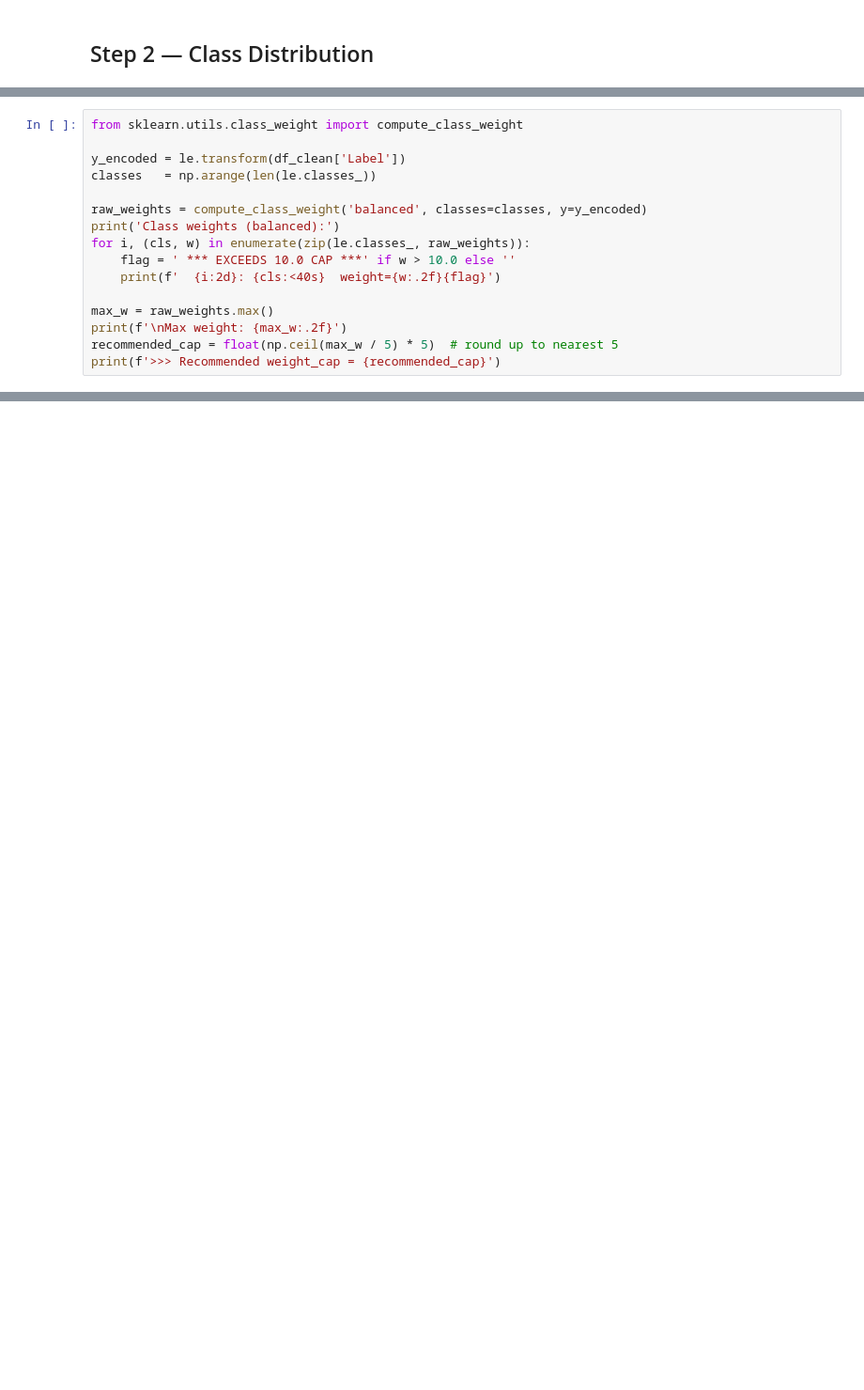
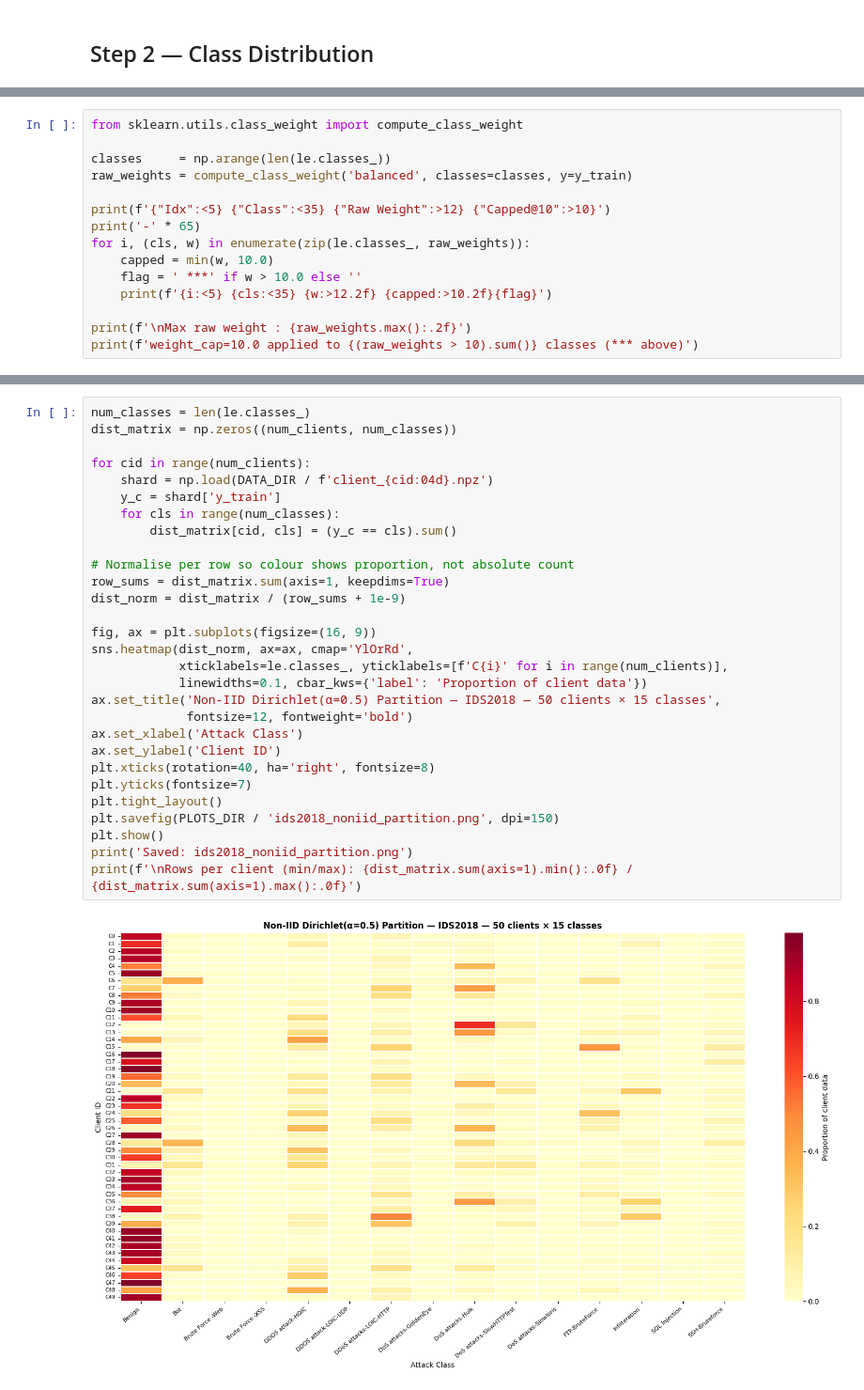
Before and after one commit to aarushjos/FL-IDS-Capstone, a Jupyter notebook: notebooks/08_ids2018_eda.ipynb, the cells around one changed output, grey strips where cells are left out. Shown at 94% size. Cells and saved outputs as stored; diff of their text form; blank space fills up the shorter version.

```diff
--- a/notebooks/08_ids2018_eda.ipynb
+++ b/notebooks/08_ids2018_eda.ipynb
@@ -148,16 +215,15 @@ if ddos_candidates:
 # %%
 from sklearn.utils.class_weight import compute_class_weight
 
-y_encoded = le.transform(df_clean['Label'])
-classes   = np.arange(len(le.classes_))
+classes     = np.arange(len(le.classes_))
+raw_weights = compute_class_weight('balanced', classes=classes, y=y_train)
 
-raw_weights = compute_class_weight('balanced', classes=classes, y=y_encoded)
-print('Class weights (balanced):')
+print(f'{"Idx":<5} {"Class":<35} {"Raw Weight":>12} {"Capped@10":>10}')
+print('-' * 65)
 for i, (cls, w) in enumerate(zip(le.classes_, raw_weights)):
-    flag = ' *** EXCEEDS 10.0 CAP ***' if w > 10.0 else ''
-    print(f'  {i:2d}: {cls:<40s}  weight={w:.2f}{flag}')
+    capped = min(w, 10.0)
+    flag = ' ***' if w > 10.0 else ''
+    print(f'{i:<5} {cls:<35} {w:>12.2f} {capped:>10.2f}{flag}')
 
-max_w = raw_weights.max()
-print(f'\nMax weight: {max_w:.2f}')
-recommended_cap = float(np.ceil(max_w / 5) * 5)  # round up to nearest 5
-print(f'>>> Recommended weight_cap = {recommended_cap}')
+print(f'\nMax raw weight : {raw_weights.max():.2f}')
+print(f'weight_cap=10.0 applied to {(raw_weights > 10).sum()} classes (*** above)')
@@ -227,0 +278,31 @@ centralized:
+# %%
+num_classes = len(le.classes_)
+dist_matrix = np.zeros((num_clients, num_classes))
+
+for cid in range(num_clients):
+    shard = np.load(DATA_DIR / f'client_{cid:04d}.npz')
+    y_c = shard['y_train']
+    for cls in range(num_classes):
+        dist_matrix[cid, cls] = (y_c == cls).sum()
+
+# Normalise per row so colour shows proportion, not absolute count
+row_sums = dist_matrix.sum(axis=1, keepdims=True)
+dist_norm = dist_matrix / (row_sums + 1e-9)
+
+fig, ax = plt.subplots(figsize=(16, 9))
+sns.heatmap(dist_norm, ax=ax, cmap='YlOrRd',
+            xticklabels=le.classes_, yticklabels=[f'C{i}' for i in range(num_clients)],
+            linewidths=0.1, cbar_kws={'label': 'Proportion of client data'})
+ax.set_title('Non-IID Dirichlet(α=0.5) Partition — IDS2018 — 50 clients × 15 classes',
+             fontsize=12, fontweight='bold')
+ax.set_xlabel('Attack Class')
+ax.set_ylabel('Client ID')
+plt.xticks(rotation=40, ha='right', fontsize=8)
+plt.yticks(fontsize=7)
+plt.tight_layout()
+plt.savefig(PLOTS_DIR / 'ids2018_noniid_partition.png', dpi=150)
+plt.show()
+print('Saved: ids2018_noniid_partition.png')
+print(f'\nRows per client (min/max): {dist_matrix.sum(axis=1).min():.0f} / {dist_matrix.sum(axis=1).max():.0f}')
+# %% [output]
+[figure, added]
```
Also changed, not shown: parts of 26 cells of this notebook, 10 other files.
